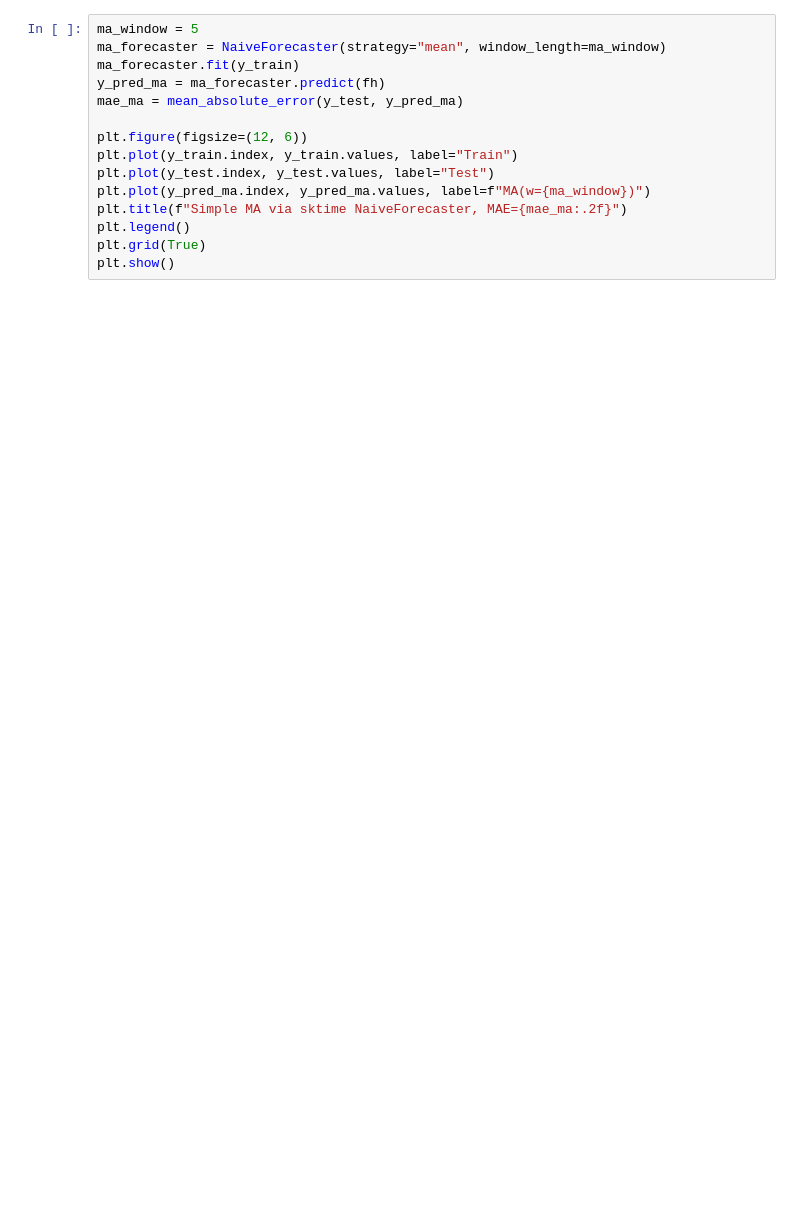
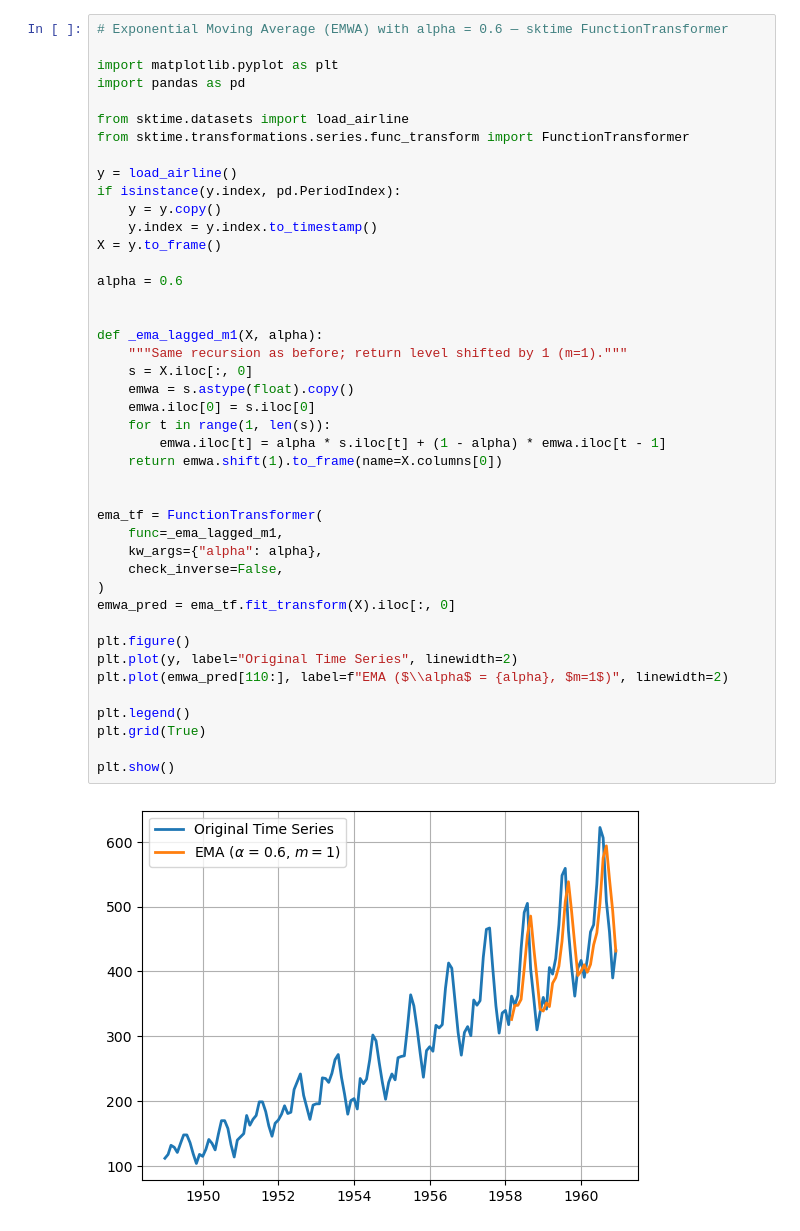
Before and after one commit to NetManAIOps/sktime, a Jupyter notebook: lectures/lec7/MA.ipynb, the cells around one changed output. Drawn from its saved outputs; the diff is of its cells as text; blank space fills up the shorter version.

```diff
--- a/lectures/lec7/MA.ipynb
+++ b/lectures/lec7/MA.ipynb
@@ -23,16 +43,46 @@ y.head()
-# %%
-ma_window = 5
-ma_forecaster = NaiveForecaster(strategy="mean", window_length=ma_window)
-ma_forecaster.fit(y_train)
-y_pred_ma = ma_forecaster.predict(fh)
-mae_ma = mean_absolute_error(y_test, y_pred_ma)
-
-plt.figure(figsize=(12, 6))
-plt.plot(y_train.index, y_train.values, label="Train")
-plt.plot(y_test.index, y_test.values, label="Test")
-plt.plot(y_pred_ma.index, y_pred_ma.values, label=f"MA(w={ma_window})")
-plt.title(f"Simple MA via sktime NaiveForecaster, MAE={mae_ma:.2f}")
-plt.legend()
-plt.grid(True)
-plt.show()
+# %%
+# Exponential Moving Average (EMWA) with alpha = 0.6 — sktime FunctionTransformer
+
+import matplotlib.pyplot as plt
+import pandas as pd
+
+from sktime.datasets import load_airline
+from sktime.transformations.series.func_transform import FunctionTransformer
+
+y = load_airline()
+if isinstance(y.index, pd.PeriodIndex):
+    y = y.copy()
+    y.index = y.index.to_timestamp()
+X = y.to_frame()
+
+alpha = 0.6
+
+
+def _ema_lagged_m1(X, alpha):
+    """Same recursion as before; return level shifted by 1 (m=1)."""
+    s = X.iloc[:, 0]
+    emwa = s.astype(float).copy()
+    emwa.iloc[0] = s.iloc[0]
+    for t in range(1, len(s)):
+        emwa.iloc[t] = alpha * s.iloc[t] + (1 - alpha) * emwa.iloc[t - 1]
+    return emwa.shift(1).to_frame(name=X.columns[0])
+
+
+ema_tf = FunctionTransformer(
+    func=_ema_lagged_m1,
+    kw_args={"alpha": alpha},
+    check_inverse=False,
+)
+emwa_pred = ema_tf.fit_transform(X).iloc[:, 0]
+
+plt.figure()
+plt.plot(y, label="Original Time Series", linewidth=2)
+plt.plot(emwa_pred[110:], label=f"EMA ($\\alpha$ = {alpha}, $m=1$)", linewidth=2)
+
+plt.legend()
+plt.grid(True)
+
+plt.show()
+# %% [output]
+[figure, added]
 # %% [markdown]
```
Also changed, not shown: parts of 12 cells of this notebook.
